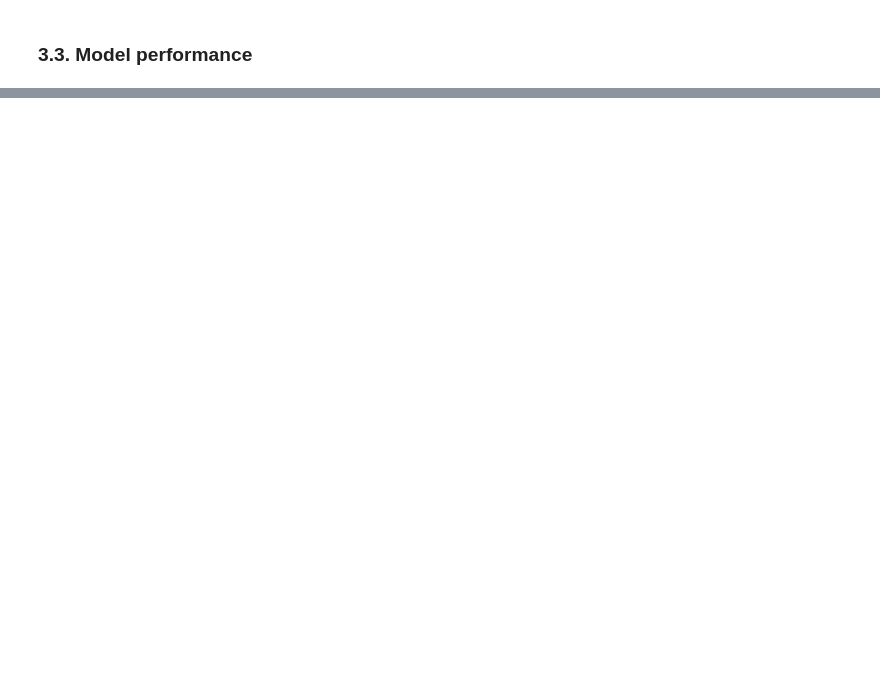
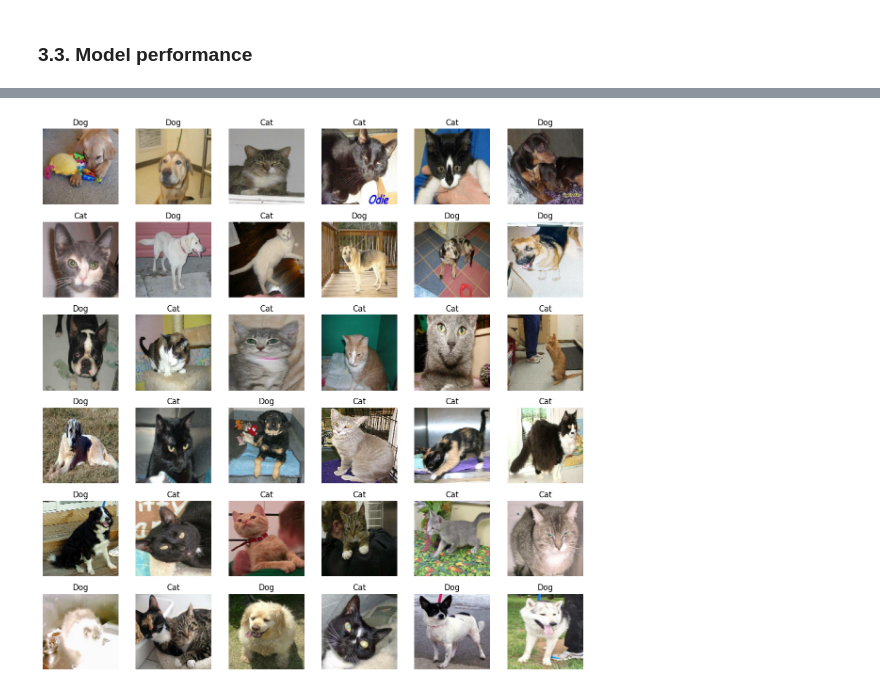
Before and after one commit to 4GeeksAcademy/gperdrizet-image-classification, a Jupyter notebook: src/inceptionV3.ipynb, the cells around one changed output, grey strips where cells are left out. Drawn from its saved outputs; the diff is of its cells as text; code cells hidden in the pictures; blank space fills up the shorter version.

```diff
--- a/src/inceptionV3.ipynb
+++ b/src/inceptionV3.ipynb
@@ -235,0 +296,24 @@ plt.show()
+# %%
+from random import randrange
+
+# Plot some random cat and dog images with labels
+images=np.concatenate([x for x, y in testing_dataset], axis=0)
+
+fig, axs=plt.subplots(6,6,figsize=(12, 12))
+axs=axs.flatten()
+
+for ax in axs:
+
+    index=randrange(len(images))
+    ax.imshow(images[index]/255)
+
+    if predictions[index] == 0:
+        ax.set_title('Cat')
+    else:
+        ax.set_title('Dog')
+
+    ax.axis('off')
+
+fig.tight_layout()
+# %% [output]
+[figure, added]
```
Also changed, not shown: parts of 12 cells of this notebook.
